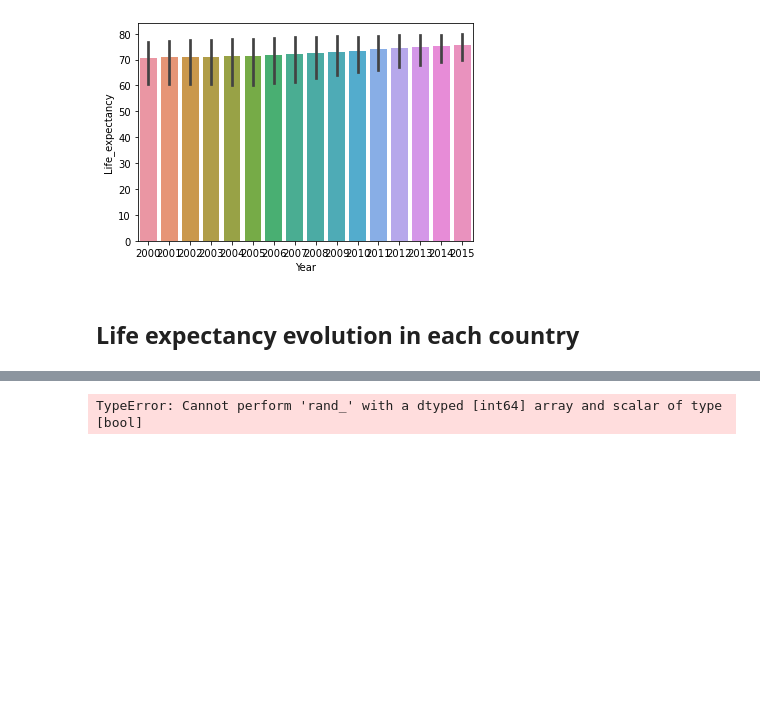
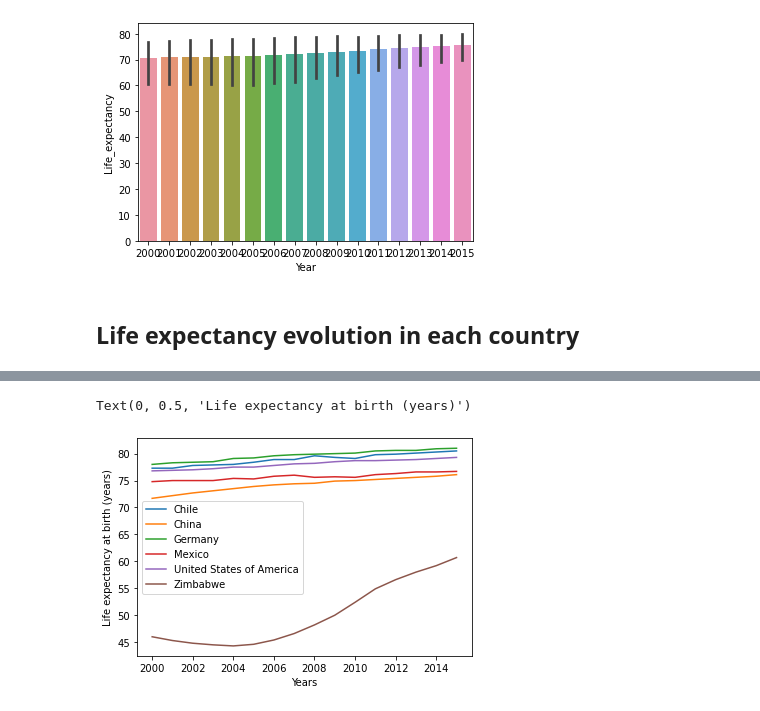
Before and after one commit to ferariz/life-expectancy-codecademy-project, a Jupyter notebook: life_expectancy_gdp.ipynb, the cells around one changed output, grey strips where cells are left out. Saved outputs shown, nothing was run; the diff lists cells and outputs as text; code cells hidden in the pictures; blank space fills up the shorter version.

Commit message:
Added an analysis of the evolution of life expectancy at each country

```diff
--- a/life_expectancy_gdp.ipynb
+++ b/life_expectancy_gdp.ipynb
@@ -78,6 +78,6 @@ countries = df['Country'].unique()
 life_expectancy_evolution = np.zeros((len(countries), 16))
 for i in range(len(countries)):
     for j in range(16):
-    life_expectancy_evolution[i, j] = df[df['Country'] == countries[i] and df['Year'] == 2000 + j]['Life_expectancy']
+        life_expectancy_evolution[i, j] = df[(df['Country'] == countries[i]) & (df['Year'] == 2000 + j)].iloc[0]['Life_expectancy']
 print(life_expectancy_evolution)
 # %% [output]
@@ -85,4 +96,10 @@ IndentationError: expected an indented block (545989801.py, line 7)
-# %%
-print(df[df['Country'] == countries[0] & df['Year'] == 2000]['Life_expectancy'])
-# %% [output]
-TypeError: Cannot perform 'rand_' with a dtyped [int64] array and scalar of type [bool]
+# %%
+plt.figure()
+for i in range(len(countries)):
+    plt.plot(range(2000,2016), life_expectancy_evolution[i,:], label = countries[i])
+plt.legend()
+plt.xlabel('Years')
+plt.ylabel('Life expectancy at birth (years)')
+# %% [output]
+Text(0, 0.5, 'Life expectancy at birth (years)')
+[figure, added]
```
Also changed, not shown: parts of 1 cell of this notebook.
